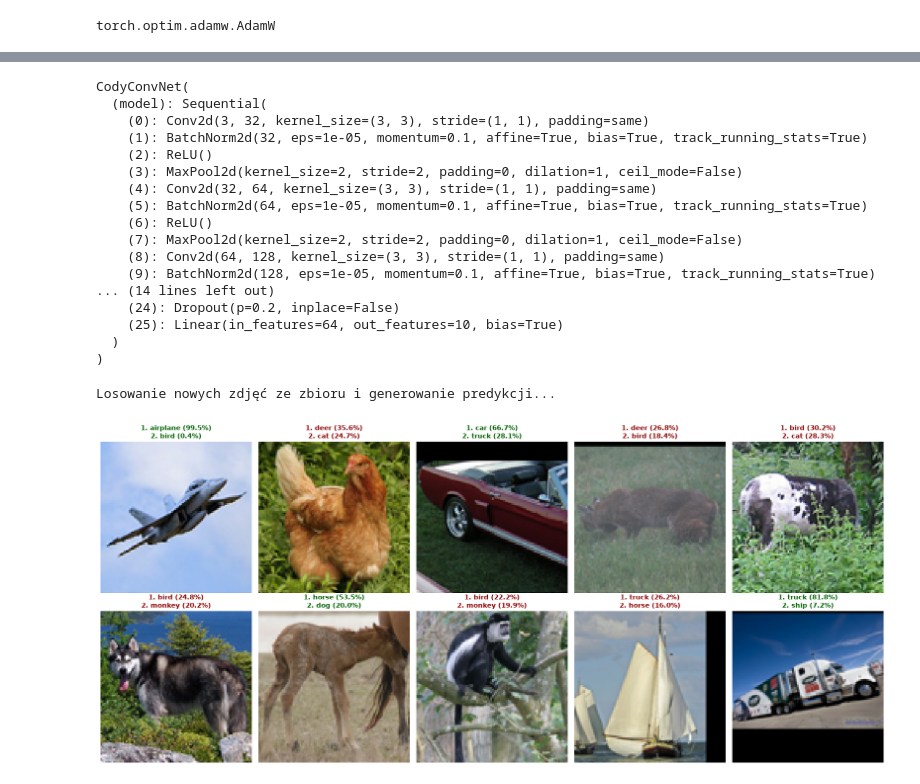
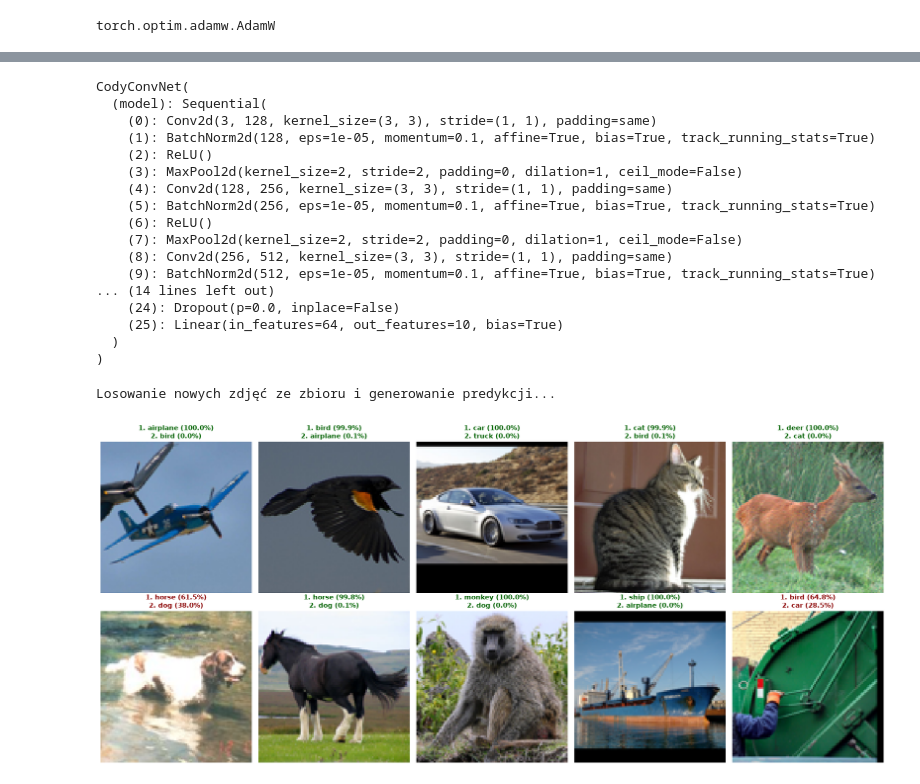
Before and after one commit to szwoloszyn/STL10-labeled-cnn, a Jupyter notebook: training.ipynb, the cells around one changed output, grey strips where cells are left out. Saved outputs shown, nothing was run; the diff lists cells and outputs as text; code cells hidden in the pictures.

Commit message:
training on optuned parameters

```diff
--- a/training.ipynb
+++ b/training.ipynb
@@ -155,27 +154,27 @@ ut.evaluate(model, valid_loader, loss_function)
 # %%
-path = "cody_cnn.pth"
+path = "cody_cnn_optuned.pth"
 model = torch.load(path, weights_only=False)
 model.eval()
 # %% [output]
 CodyConvNet(
   (model): Sequential(
-    (0): Conv2d(3, 32, kernel_size=(3, 3), stride=(1, 1), padding=same)
-    (1): BatchNorm2d(32, eps=1e-05, momentum=0.1, affine=True, bias=True, track_running_stats=True)
+    (0): Conv2d(3, 128, kernel_size=(3, 3), stride=(1, 1), padding=same)
+    (1): BatchNorm2d(128, eps=1e-05, momentum=0.1, affine=True, bias=True, track_running_stats=True)
     (2): ReLU()
     (3): MaxPool2d(kernel_size=2, stride=2, padding=0, dilation=1, ceil_mode=False)
-    (4): Conv2d(32, 64, kernel_size=(3, 3), stride=(1, 1), padding=same)
-    (5): BatchNorm2d(64, eps=1e-05, momentum=0.1, affine=True, bias=True, track_running_stats=True)
+    (4): Conv2d(128, 256, kernel_size=(3, 3), stride=(1, 1), padding=same)
+    (5): BatchNorm2d(256, eps=1e-05, momentum=0.1, affine=True, bias=True, track_running_stats=True)
     (6): ReLU()
     (7): MaxPool2d(kernel_size=2, stride=2, padding=0, dilation=1, ceil_mode=False)
-    (8): Conv2d(64, 128, kernel_size=(3, 3), stride=(1, 1), padding=same)
-    (9): BatchNorm2d(128, eps=1e-05, momentum=0.1, affine=True, bias=True, track_running_stats=True)
+    (8): Conv2d(256, 512, kernel_size=(3, 3), stride=(1, 1), padding=same)
+    (9): BatchNorm2d(512, eps=1e-05, momentum=0.1, affine=True, bias=True, track_running_stats=True)
 ... (14 lines left out)
-    (24): Dropout(p=0.2, inplace=False)
+    (24): Dropout(p=0.0, inplace=False)
     (25): Linear(in_features=64, out_features=10, bias=True)
   )
 )
 # %%
-ut.visualize_random_top2_predictions(model, valid_loader, device, classes)
+ut.visualize_random_top2_predictions(model, test_loader, device, classes)
 # %% [output]
 Losowanie nowych zdjęć ze zbioru i generowanie predykcji...
-[figure, old version]
+[figure, new version]
```
Also changed, not shown: parts of 5 cells of this notebook, 1 other file.
